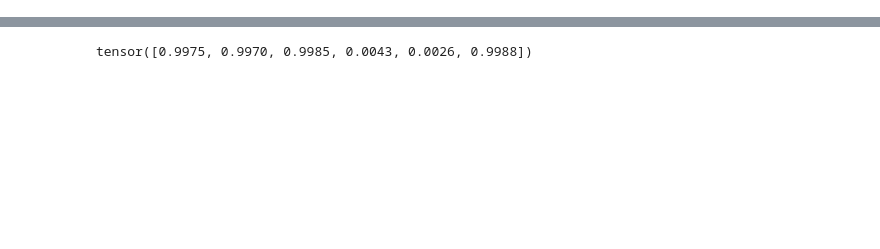
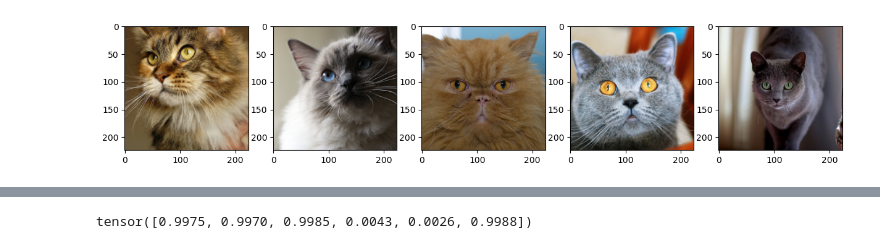
Before and after one commit to chcomin/curso-visao-computacional-2024, a Jupyter notebook: M10_texto_e_imagens/4 - Usando o CLIP e modelos Huggingface.ipynb, the cells around one changed output, grey strips where cells are left out. Drawn from its saved outputs; the diff is of its cells as text; code cells hidden in the pictures; blank space fills up the shorter version.

```diff
--- a/M10_texto_e_imagens/4 - Usando o CLIP e modelos Huggingface.ipynb
+++ b/M10_texto_e_imagens/4 - Usando o CLIP e modelos Huggingface.ipynb
@@ -79,0 +96,4 @@ image_query.plot_query('a cat on a couch')
+# %%
+image_query.plot_query('a cat with yellow eyes')
+# %% [output]
+[figure, added]
```
Also changed, not shown: parts of 17 cells of this notebook, 32 other files.
